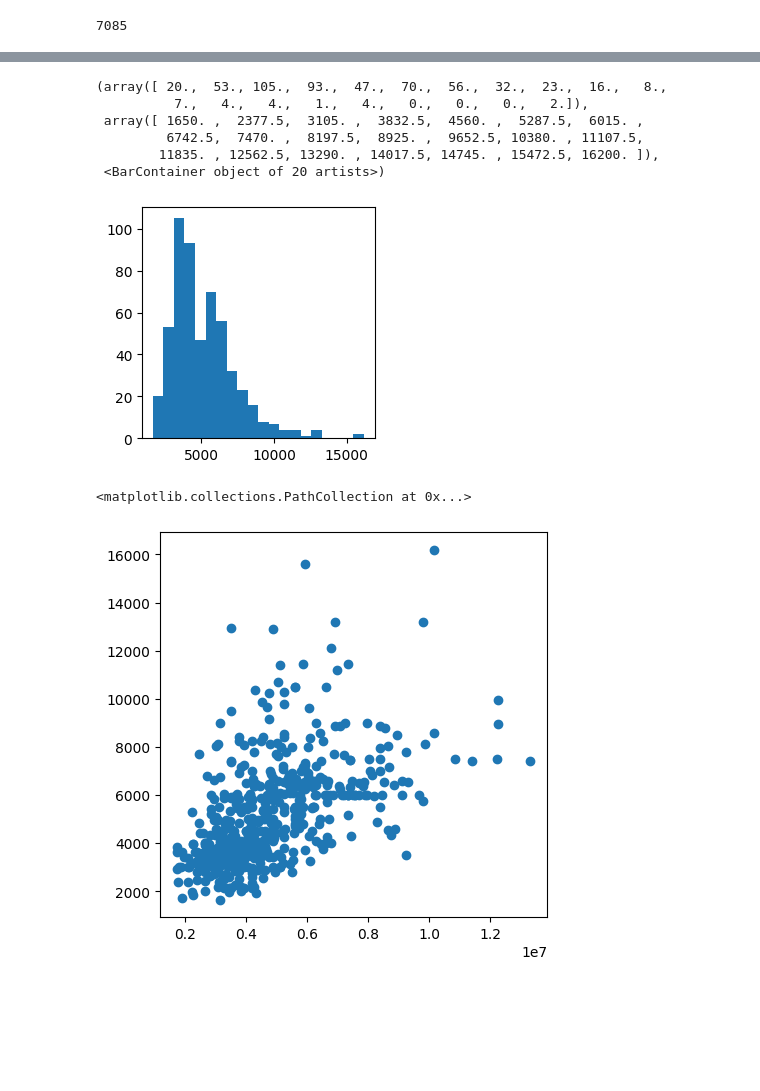
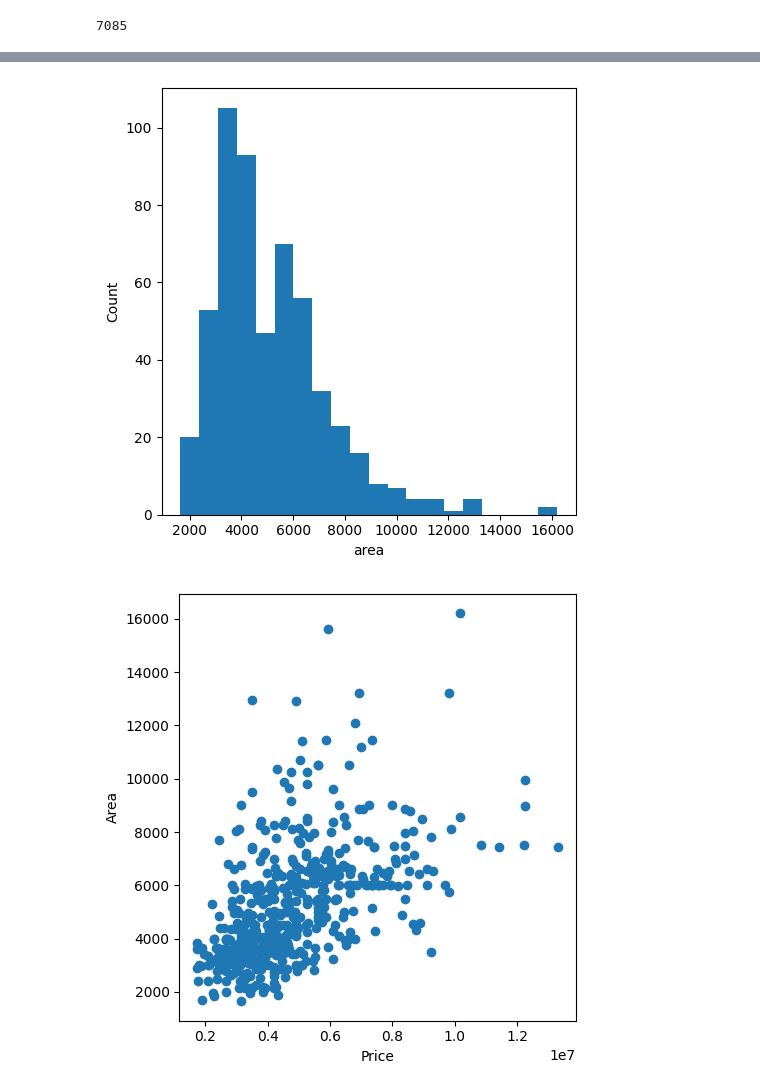
Before and after one commit to colabobio/teaching-materials, a Jupyter notebook: gsbs-bbs764/loading_handling_plotting_data.ipynb, the cells around one changed output, grey strips where cells are left out. Saved outputs shown, nothing was run; the diff lists cells and outputs as text; code cells hidden in the pictures; blank space fills up the shorter version.

Commit message:
updated notebook for loading, handling, and plotting data

```diff
--- a/gsbs-bbs764/loading_handling_plotting_data.ipynb
+++ b/gsbs-bbs764/loading_handling_plotting_data.ipynb
@@ -4,6 +12,6 @@ import matplotlib.pyplot as plt
 # %%
-data = pd.read_csv("Housing.csv")
-print(data)
+housing_data = pd.read_csv("Housing.csv")
+print(housing_data)
 # %% [output]
         price  area  bedrooms  bathrooms  stories mainroad guestroom basement  \
 0    13300000  7420         4          2        3      yes        no       no
@@ -93,18 +98,19 @@ plt.tight_layout()
 # %%
-plt.figure(figsize=(3,3))
-plt.hist(data['area'], bins=20)
+plt.figure(figsize=(5,5))
+plt.hist(housing_data['area'], bins=20)
+plt.xlabel('area')
+plt.ylabel('Count')
+plt.tight_layout()
+plt.savefig("area_hist.pdf")
 # %% [output]
-(array([ 20.,  53., 105.,  93.,  47.,  70.,  56.,  32.,  23.,  16.,   8.,
-          7.,   4.,   4.,   1.,   4.,   0.,   0.,   0.,   2.]),
- array([ 1650. ,  2377.5,  3105. ,  3832.5,  4560. ,  5287.5,  6015. ,
-         6742.5,  7470. ,  8197.5,  8925. ,  9652.5, 10380. , 11107.5,
-        11835. , 12562.5, 13290. , 14017.5, 14745. , 15472.5, 16200. ]),
- <BarContainer object of 20 artists>)
-[figure, old version]
+[figure, new version]
 # %%
 plt.figure(figsize=(5,5))
-plt.scatter(data['price'], data['area'])
+plt.scatter(housing_data['price'], housing_data['area'])
+plt.xlabel('Price')
+plt.ylabel('Area')
+plt.tight_layout()
+plt.savefig("price_area_scatter.pdf")
 # %% [output]
-<matplotlib.collections.PathCollection at 0x...>
-[figure, old version]
+[figure, new version]
 # %%
```
Also changed, not shown: parts of 36 cells of this notebook, 6 other files.
